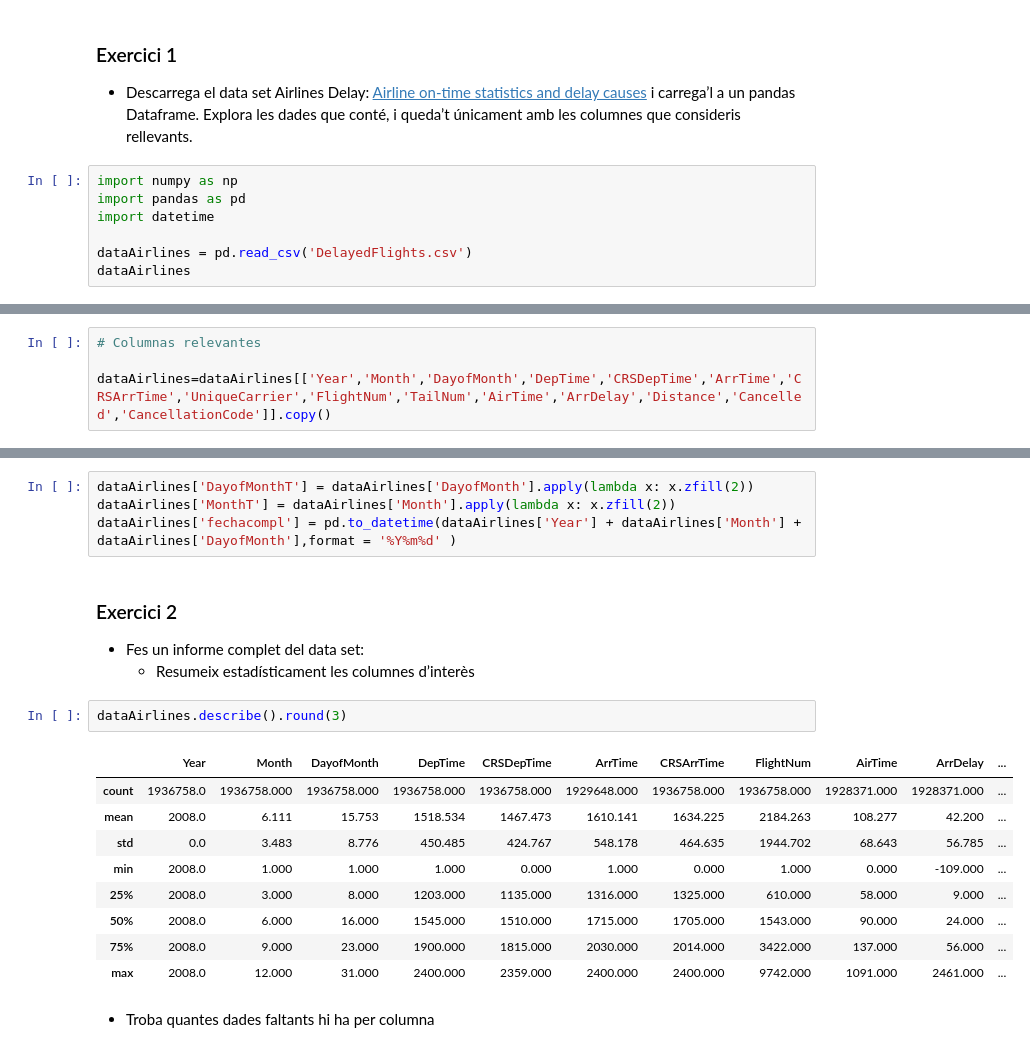
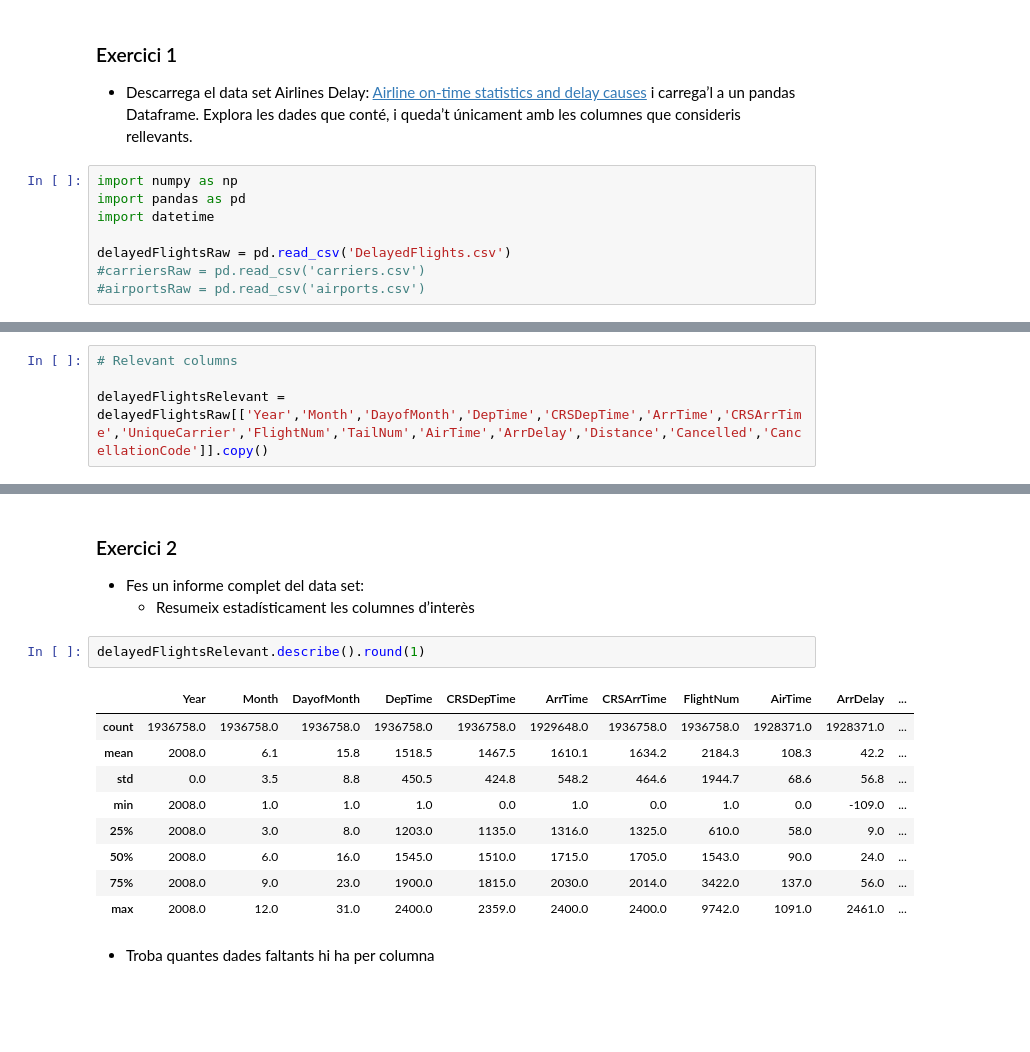
Before and after one commit to jesussantana/estructures_Dataframe, a Jupyter notebook: estructures_Dataframe.ipynb, the cells around one changed output, grey strips where cells are left out. Cells and saved outputs as stored; diff of their text form; blank space fills up the shorter version.

```diff
--- a/estructures_Dataframe.ipynb
+++ b/estructures_Dataframe.ipynb
@@ -11,5 +11,6 @@ import numpy as np
 import pandas as pd
 import datetime
 
-dataAirlines = pd.read_csv('DelayedFlights.csv')
-dataAirlines
+delayedFlightsRaw = pd.read_csv('DelayedFlights.csv')
+#carriersRaw = pd.read_csv('carriers.csv')
+#airportsRaw = pd.read_csv('airports.csv')
@@ -69,7 +56,7 @@ dtypes: float64(14), int64(11), object(5)
 memory usage: 443.3+ MB
 None
 # %%
-# Columnas relevantes
+# Relevant columns
 
-dataAirlines=dataAirlines[['Year','Month','DayofMonth','DepTime','CRSDepTime','ArrTime','CRSArrTime','UniqueCarrier','FlightNum','TailNum','AirTime','ArrDelay','Distance','Cancelled','CancellationCode']].copy()
+delayedFlightsRelevant = delayedFlightsRaw[['Year','Month','DayofMonth','DepTime','CRSDepTime','ArrTime','CRSArrTime','UniqueCarrier','FlightNum','TailNum','AirTime','ArrDelay','Distance','Cancelled','CancellationCode']].copy()
 # %%
@@ -81,25 +68,21 @@ dataAirlines.head()
 | 2 | 2008 | 1 | 3 | 628.0 | 620 | 804.0 | 750 | WN | 448 | ... |
 | 3 | 2008 | 1 | 3 | 1829.0 | 1755 | 1959.0 | 1925 | WN | 3920 | ... |
 | 4 | 2008 | 1 | 3 | 1940.0 | 1915 | 2121.0 | 2110 | WN | 378 | ... |
-# %%
-dataAirlines['DayofMonthT'] = dataAirlines['DayofMonth'].apply(lambda x: x.zfill(2))
-dataAirlines['MonthT'] = dataAirlines['Month'].apply(lambda x: x.zfill(2))
-dataAirlines['fechacompl'] = pd.to_datetime(dataAirlines['Year'] + dataAirlines['Month'] + dataAirlines['DayofMonth'],format = '%Y%m%d' )
 # %% [markdown]
 ###  Exercici 2
 - Fes un informe complet del data set:
   - Resumeix estadísticament les columnes d’interès
 # %%
-dataAirlines.describe().round(3)
+delayedFlightsRelevant.describe().round(1)
 # %% [output]
 |  | Year | Month | DayofMonth | DepTime | CRSDepTime | ArrTime | CRSArrTime | FlightNum | AirTime | ArrDelay | ... |
-| count | 1936758.0 | 1936758.000 | 1936758.000 | 1936758.000 | 1936758.000 | 1929648.000 | 1936758.000 | 1936758.000 | 1928371.000 | 1928371.000 | ... |
-| mean | 2008.0 | 6.111 | 15.753 | 1518.534 | 1467.473 | 1610.141 | 1634.225 | 2184.263 | 108.277 | 42.200 | ... |
-| std | 0.0 | 3.483 | 8.776 | 450.485 | 424.767 | 548.178 | 464.635 | 1944.702 | 68.643 | 56.785 | ... |
-| min | 2008.0 | 1.000 | 1.000 | 1.000 | 0.000 | 1.000 | 0.000 | 1.000 | 0.000 | -109.000 | ... |
-| 25% | 2008.0 | 3.000 | 8.000 | 1203.000 | 1135.000 | 1316.000 | 1325.000 | 610.000 | 58.000 | 9.000 | ... |
-| 50% | 2008.0 | 6.000 | 16.000 | 1545.000 | 1510.000 | 1715.000 | 1705.000 | 1543.000 | 90.000 | 24.000 | ... |
-| 75% | 2008.0 | 9.000 | 23.000 | 1900.000 | 1815.000 | 2030.000 | 2014.000 | 3422.000 | 137.000 | 56.000 | ... |
-| max | 2008.0 | 12.000 | 31.000 | 2400.000 | 2359.000 | 2400.000 | 2400.000 | 9742.000 | 1091.000 | 2461.000 | ... |
+| count | 1936758.0 | 1936758.0 | 1936758.0 | 1936758.0 | 1936758.0 | 1929648.0 | 1936758.0 | 1936758.0 | 1928371.0 | 1928371.0 | ... |
+| mean | 2008.0 | 6.1 | 15.8 | 1518.5 | 1467.5 | 1610.1 | 1634.2 | 2184.3 | 108.3 | 42.2 | ... |
+| std | 0.0 | 3.5 | 8.8 | 450.5 | 424.8 | 548.2 | 464.6 | 1944.7 | 68.6 | 56.8 | ... |
+| min | 2008.0 | 1.0 | 1.0 | 1.0 | 0.0 | 1.0 | 0.0 | 1.0 | 0.0 | -109.0 | ... |
+| 25% | 2008.0 | 3.0 | 8.0 | 1203.0 | 1135.0 | 1316.0 | 1325.0 | 610.0 | 58.0 | 9.0 | ... |
+| 50% | 2008.0 | 6.0 | 16.0 | 1545.0 | 1510.0 | 1715.0 | 1705.0 | 1543.0 | 90.0 | 24.0 | ... |
+| 75% | 2008.0 | 9.0 | 23.0 | 1900.0 | 1815.0 | 2030.0 | 2014.0 | 3422.0 | 137.0 | 56.0 | ... |
+| max | 2008.0 | 12.0 | 31.0 | 2400.0 | 2359.0 | 2400.0 | 2400.0 | 9742.0 | 1091.0 | 2461.0 | ... |
 # %% [markdown]
   - Troba quantes dades faltants hi ha per columna
```
Also changed, not shown: parts of 17 cells of this notebook.
